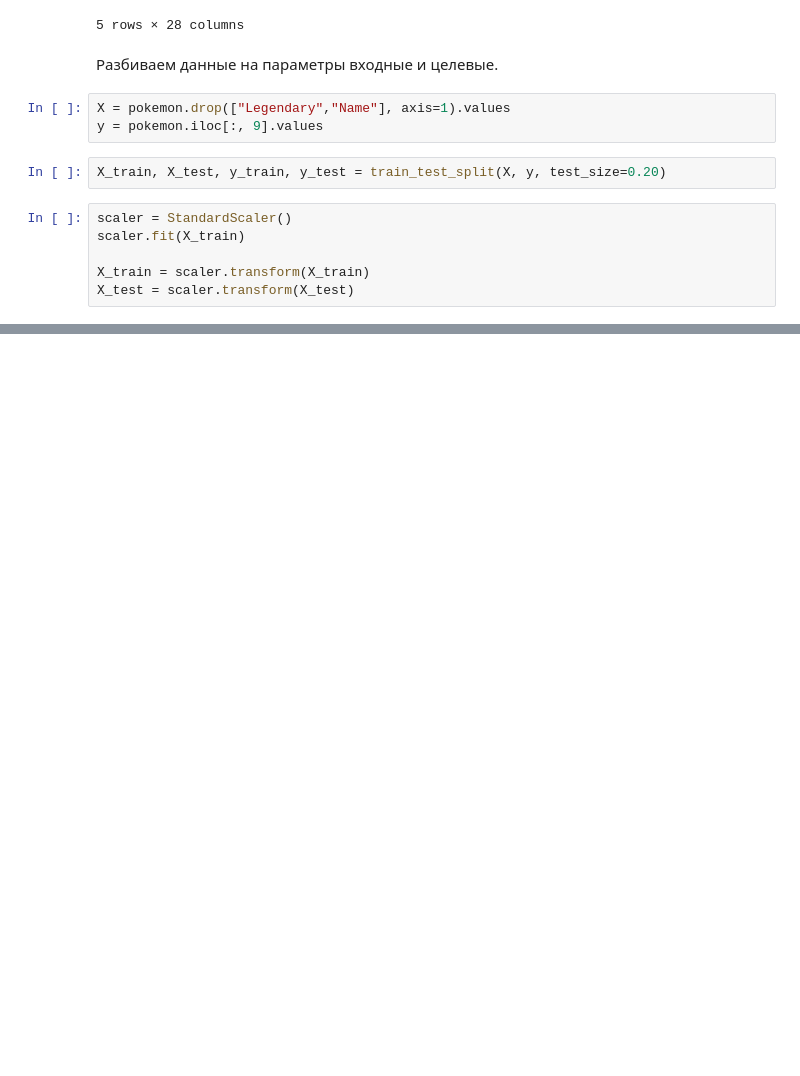
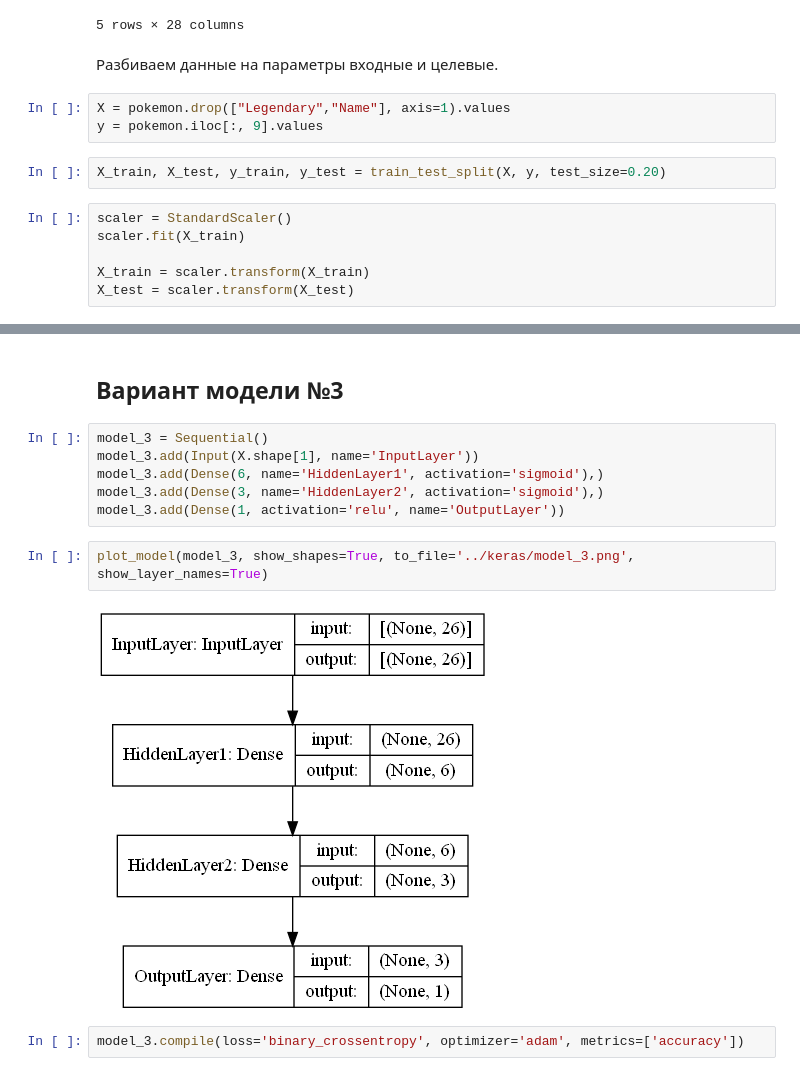
Before and after one commit to Powerfall/machine_learning, a Jupyter notebook: notebooks/7_nn.ipynb, the cells around one changed output, grey strips where cells are left out. Saved outputs shown, nothing was run; the diff lists cells and outputs as text; blank space fills up the shorter version.

```diff
--- a/notebooks/7_nn.ipynb
+++ b/notebooks/7_nn.ipynb
@@ -58,0 +148,14 @@ X_test = scaler.transform(X_test)
+# %% [markdown]
+## Вариант модели №3
+# %%
+model_3 = Sequential()
+model_3.add(Input(X.shape[1], name='InputLayer'))
+model_3.add(Dense(6, name='HiddenLayer1', activation='sigmoid'),)
+model_3.add(Dense(3, name='HiddenLayer2', activation='sigmoid'),)
+model_3.add(Dense(1, activation='relu', name='OutputLayer'))
+# %%
+plot_model(model_3, show_shapes=True, to_file='../keras/model_3.png', show_layer_names=True)
+# %% [output]
+[figure, added]
+# %%
+model_3.compile(loss='binary_crossentropy', optimizer='adam', metrics=['accuracy'])
```
Also changed, not shown: parts of 26 cells of this notebook, 4 other files.
